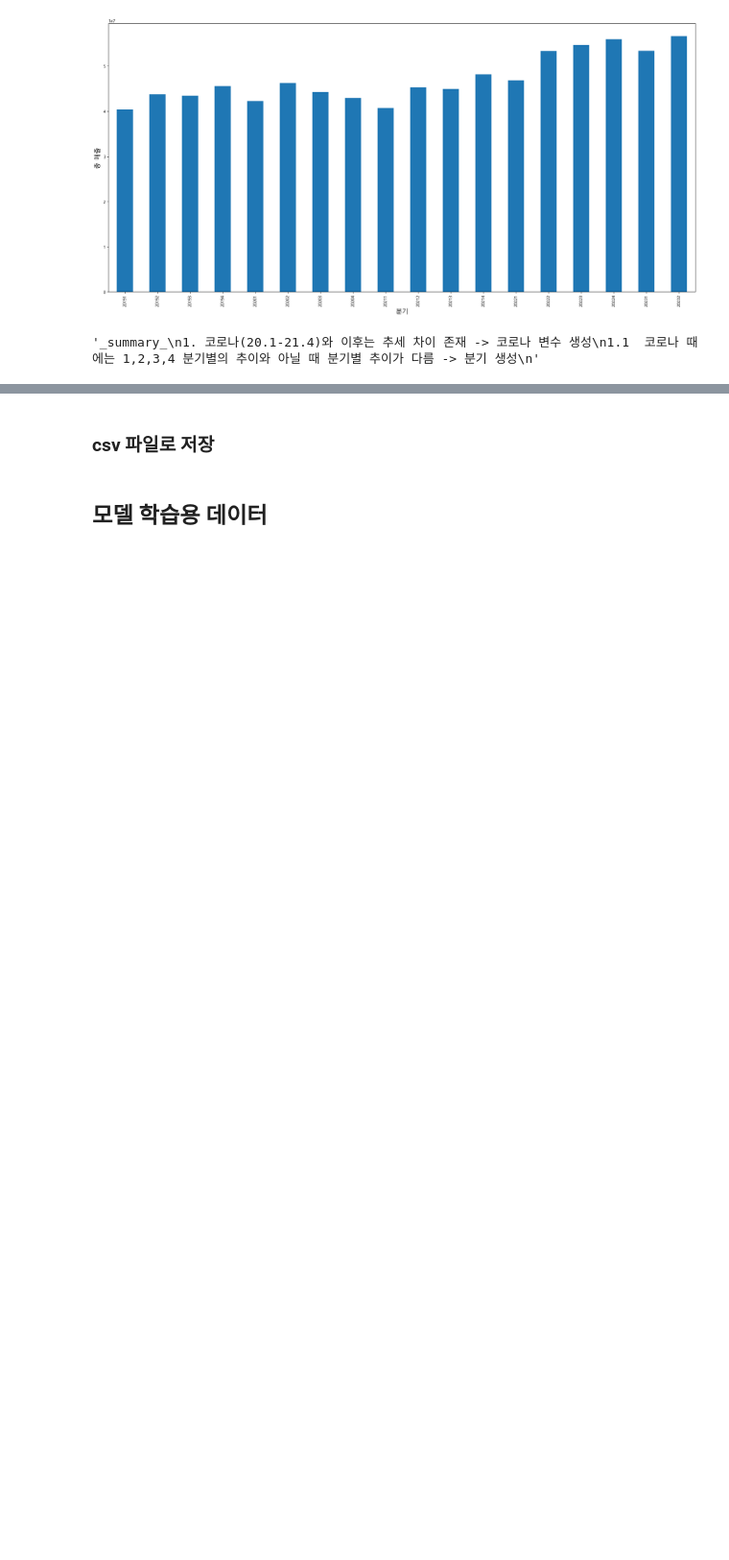
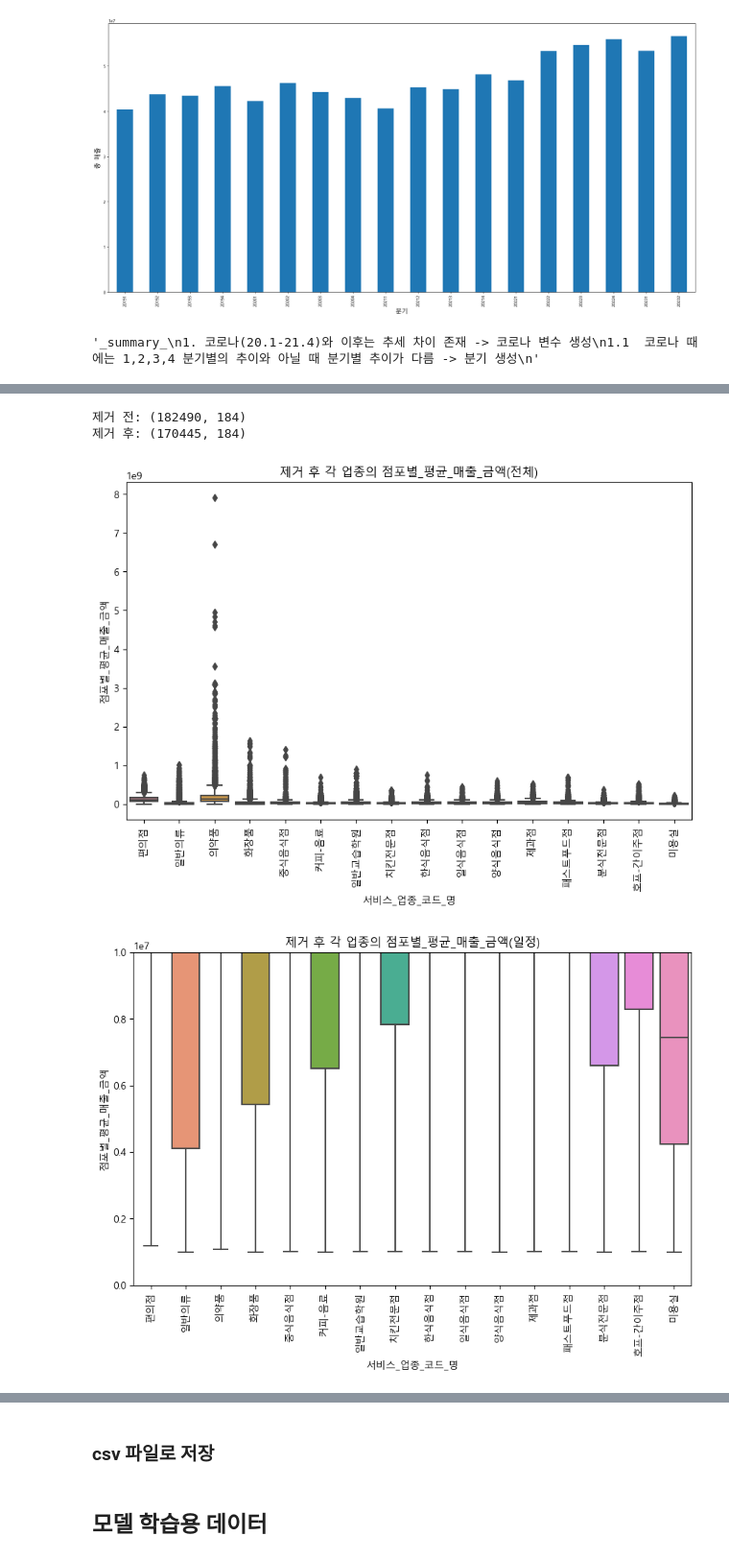
Before and after one commit to KT-AIvle-4th-Big-Project-Team2/SAI, a Jupyter notebook: Modeling/data cleansing_상권.ipynb, the cells around one changed output, grey strips where cells are left out. Shown: that part at 96% size. Saved outputs shown, nothing was run; the diff lists cells and outputs as text; code cells hidden in the pictures; blank space fills up the shorter version.

```diff
--- a/Modeling/data cleansing_상권.ipynb
+++ b/Modeling/data cleansing_상권.ipynb
@@ -1042,0 +1043,41 @@ plt.show()
+# %%
+print('제거 전:',service_data.shape)
+## [이슈4] 점포별_평균_매출_금액에 누락 값(이상치) 존재. 기준점을 세워 데이터 handling 진행
+## [이슈5] 세탁소 제거 (현금 장사)
+service_data_dropped = service_data[(service_data["점포별_평균_매출_금액"] > 1000000)&(service_data["서비스_업종_코드_명"]!="세탁소")]
+print('제거 후:',service_data_dropped.shape)
+# %% [output]
+제거 전: (182490, 184)
+제거 후: (170445, 184)
+# %%
+## 이상치 제거 후 각 업종별 평균 매출 추이 파악
+plt.figure(figsize=(10, 6))
+plt.title('제거 후 각 업종의 점포별_평균_매출_금액(전체)')
+sns.boxplot(data=service_data_dropped, x='서비스_업종_코드_명', y='점포별_평균_매출_금액')
+plt.xticks(rotation=90)
+plt.show()
+
+
+plt.figure(figsize=(10, 6))
+plt.title('제거 후 각 업종의 점포별_평균_매출_금액(일정)')
+sns.boxplot(data=service_data_dropped, x='서비스_업종_코드_명', y='점포별_평균_매출_금액')
+plt.ylim(0, 10000000)
+plt.xticks(rotation=90)
+plt.show()
+
+
+plt.figure(figsize=(10, 6))
+plt.title('제거 후 각 업종의 점포별_평균_매출_금액(전체)')
+sns.kdeplot(data=service_data_dropped, x='점포별_평균_매출_금액', hue="서비스_업종_코드_명")
+plt.xticks(rotation=90)
+plt.show()
+
+plt.figure(figsize=(10, 6))
+plt.title('제거 후 각 업종의 점포별_평균_매출_금액(일정)')
+sns.kdeplot(data=service_data_dropped, x='점포별_평균_매출_금액', hue="서비스_업종_코드_명")
+plt.xlim(0, 25000000)
+plt.xticks(rotation=90)
+plt.show()
+# %% [output]
+[figure, added]
+[figure, added]
```
Also changed, not shown: parts of 9 cells of this notebook.
